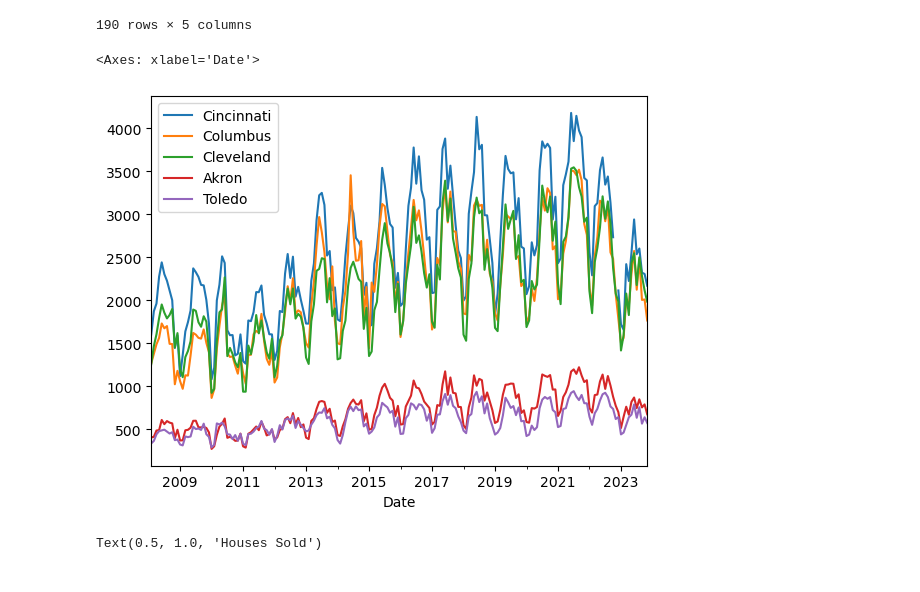
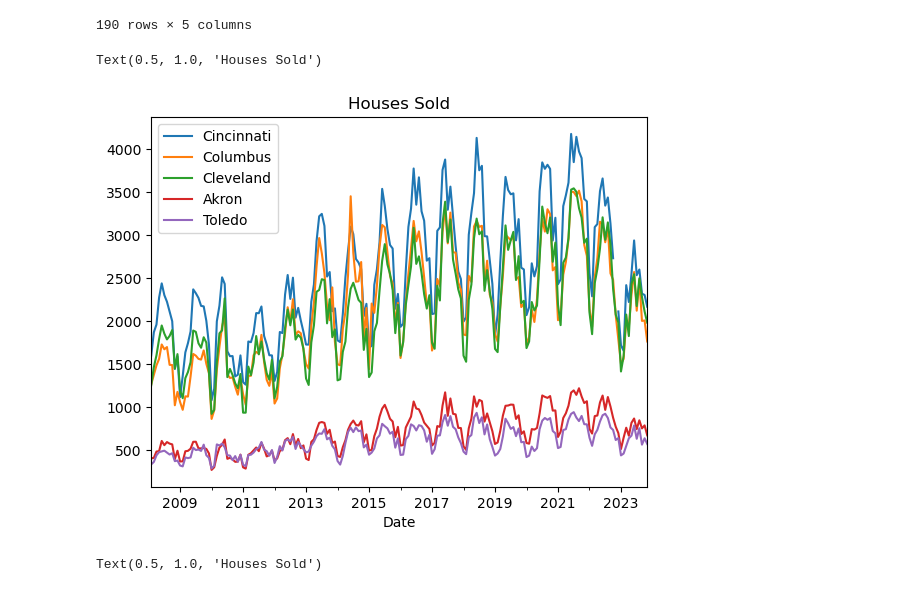
Before and after one commit to McKala1/Project-1, a Jupyter notebook: OSU_AI_Project_1_Nick.ipynb, the cells around one changed output. Cells and saved outputs as stored; diff of their text form; code cells hidden in the pictures.

Commit message:
Updated visualizations and keyed in on question

```diff
--- a/OSU_AI_Project_1_Nick.ipynb
+++ b/OSU_AI_Project_1_Nick.ipynb
@@ -265,8 +256,10 @@ dates_data_t
 | 2023-10-31 | 2307.0 | 2010.0 | 2115.0 | 790.0 | 640.0 |
 | 2023-11-30 | 2170.0 | 1766.0 | 1985.0 | 675.0 | 574.0 |
 190 rows × 5 columns
-# %%
-dates_data_t.plot()
-# %% [output]
-<Axes: xlabel='Date'>
-[figure, removed]
+# %%
+#Plotting the resampled data to examine yearly trends in housing sales.
+dates_data_t.plot()
+plt.title("Houses Sold")
+# %% [output]
+Text(0.5, 1.0, 'Houses Sold')
+[figure, added]
```
Also changed, not shown: parts of 20 cells of this notebook.
